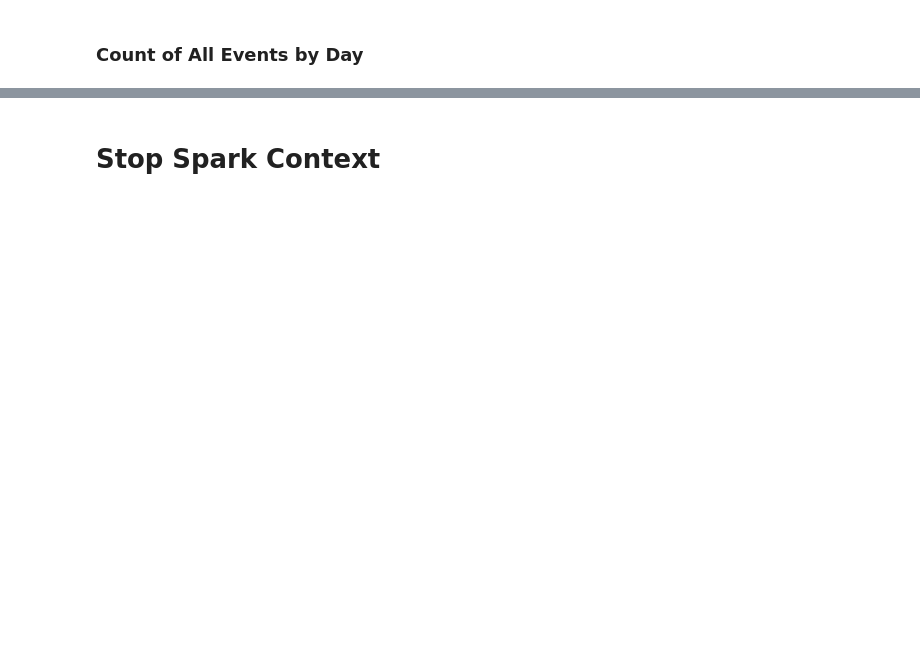
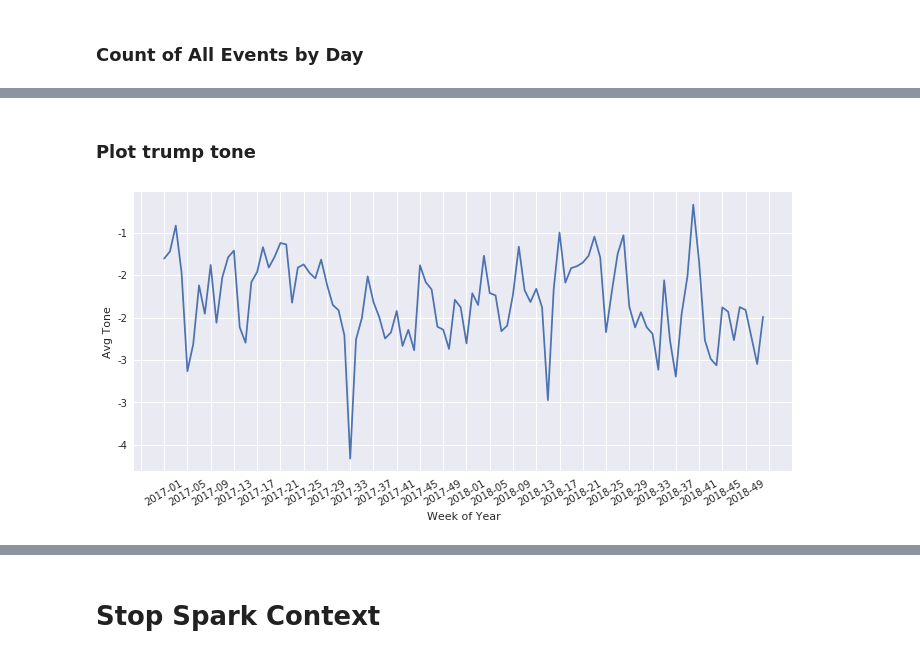
Before and after one commit to Rileypj1/BigDataProject, a Jupyter notebook: Mike - EDA - Events.ipynb, the cells around one changed output, grey strips where cells are left out. Drawn from its saved outputs; the diff is of its cells as text; code cells hidden in the pictures; blank space fills up the shorter version.

```diff
--- a/Mike - EDA - Events.ipynb
+++ b/Mike - EDA - Events.ipynb
@@ -131,0 +213,16 @@ sns.lineplot(data=data, x="YearWeek", y="Count")
+# %% [markdown]
+### Plot trump tone
+# %%
+# get relevant events
+relevant_events = df_events.where(df_events.SOURCEURL.rlike('trump'))
+
+# group by week_year
+data = avg_tone_by_week_year(relevant_events)
+
+# group by week and plot
+x=data["YearWeek"]
+y=data["AvgTone"]
+
+plot_line_over_time(x,y,"Avg Tone","Trump_Events_Tone")
+# %% [output]
+[figure, added]
```
Also changed, not shown: parts of 14 cells of this notebook, 6 other files.
